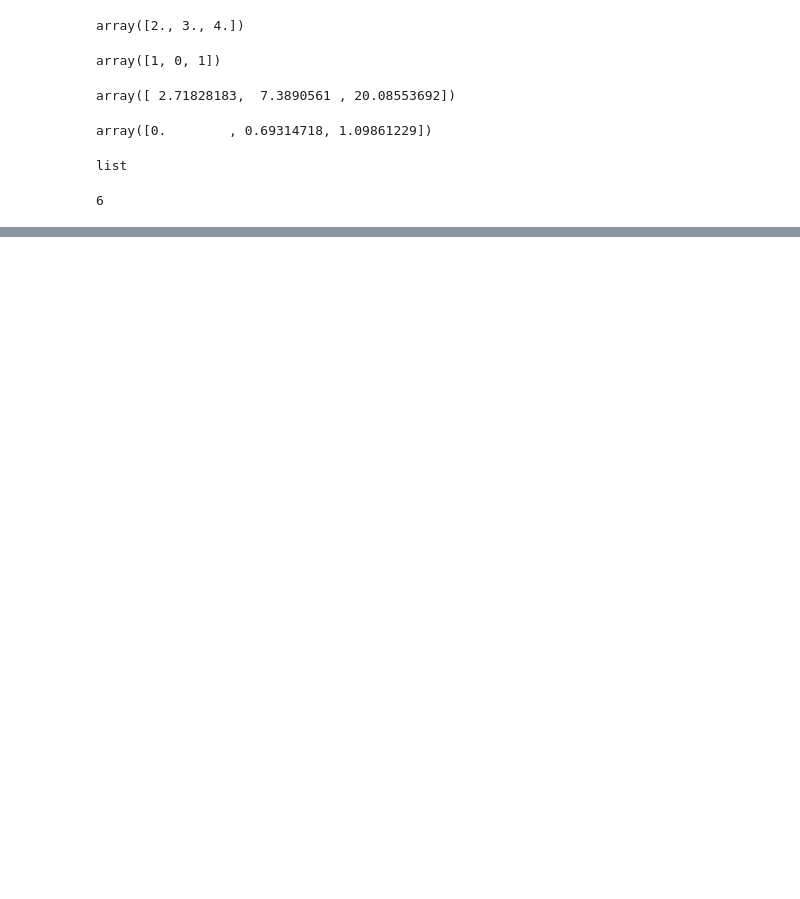
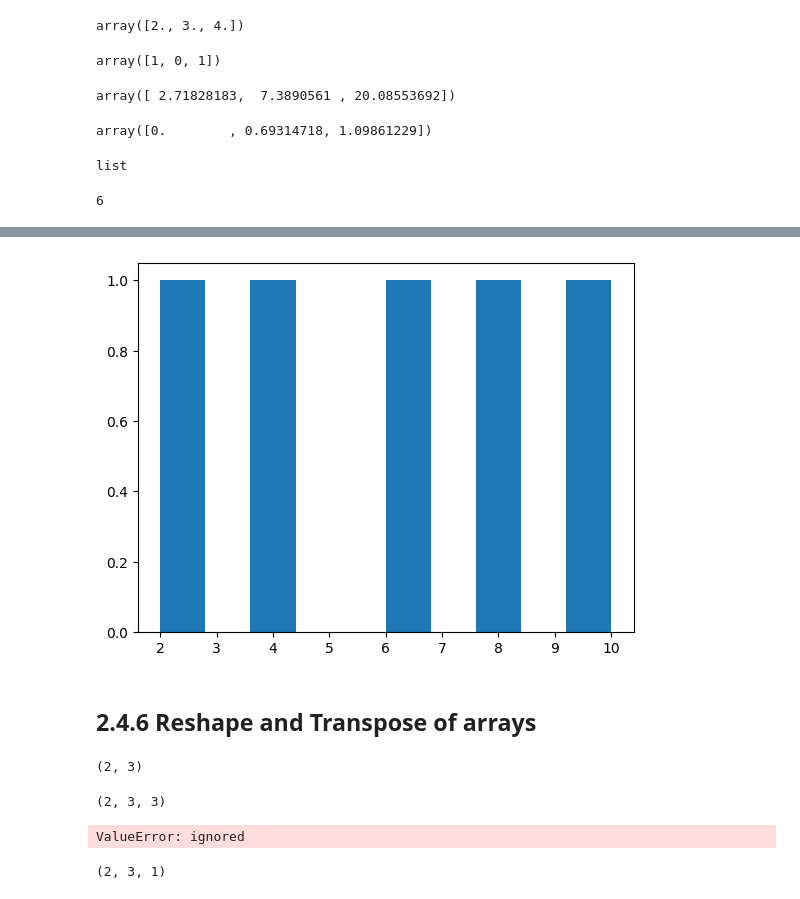
Before and after one commit to anilaksu/AI-and-Data-Science-Codes, a Jupyter notebook: Udemy_Data_Science_Training.ipynb, the cells around one changed output, grey strips where cells are left out. Cells and saved outputs as stored; diff of their text form; code cells hidden in the pictures; blank space fills up the shorter version.

```diff
--- a/Udemy_Data_Science_Training.ipynb
+++ b/Udemy_Data_Science_Training.ipynb
@@ -2291,0 +2336,23 @@ sum(list)
+# %%
+plt.hist(low_var_array)
+plt.show()
+# %% [output]
+[figure, added]
+# %% [markdown]
+## **2.4.6 Reshape and Transpose of arrays**
+# %%
+a2.shape
+# %% [output]
+(2, 3)
+# %%
+a3.shape
+# %% [output]
+(2, 3, 3)
+# %%
+a2 * a3
+# %% [output]
+ValueError: ignored
+# %%
+a2.reshape(2,3,1).shape
+# %% [output]
+(2, 3, 1)
```
Also changed, not shown: parts of 149 cells of this notebook.
